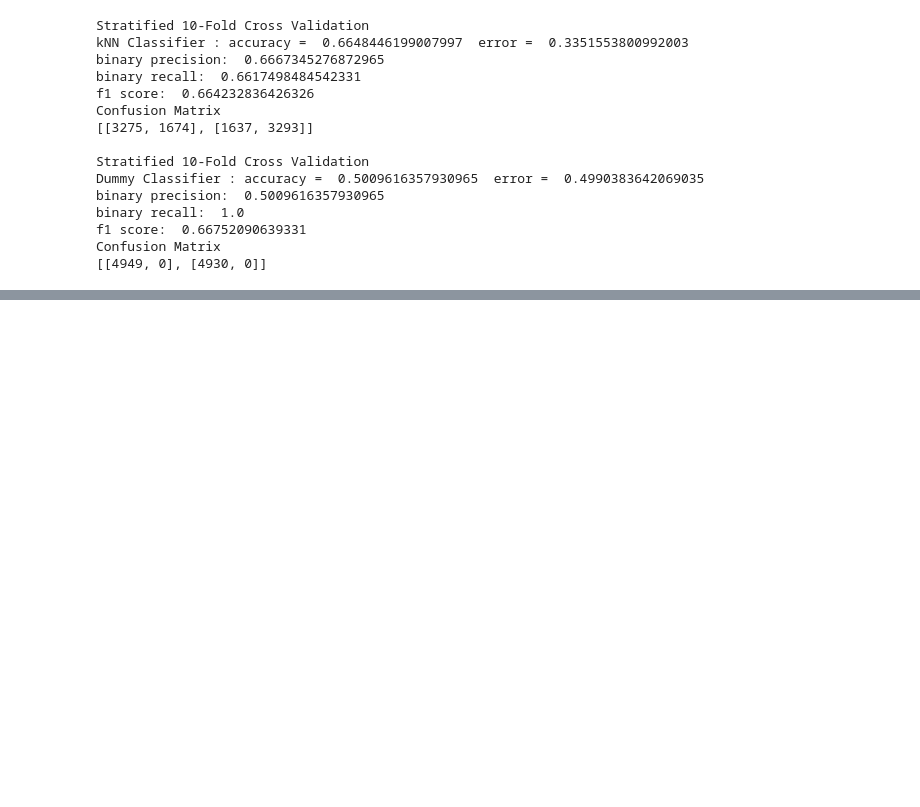
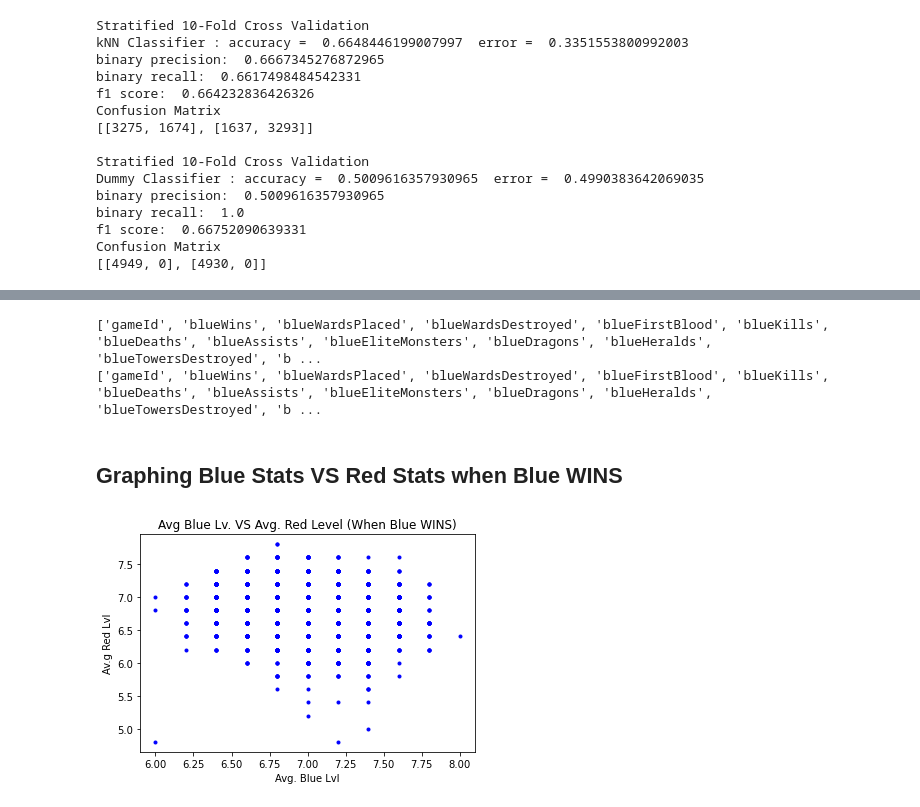
Before and after one commit to TrevorBushnell/League-Game-Prediction-Project, a Jupyter notebook: Project_demo.ipynb, the cells around one changed output, grey strips where cells are left out. Saved outputs shown, nothing was run; the diff lists cells and outputs as text; code cells hidden in the pictures; blank space fills up the shorter version.

```diff
--- a/Project_demo.ipynb
+++ b/Project_demo.ipynb
@@ -99,0 +91,21 @@ Confusion Matrix
+# %%
+data = MyPyTable()
+data.load_from_file('high_diamond_ranked_10min.csv')
+blue_wins_table = []
+blue_loses_table = []
+
+for row in data.data:
+    if row[1] == 1: # blue wins
+        blue_wins_table.append(row)
+    elif row[1] == 0: # red wins
+        blue_loses_table.append(row)
+
+print(data.column_names)
+blue_wins_df = MyPyTable(column_names=data.column_names, data=blue_wins_table)
+blue_loses_df = MyPyTable(column_names=data.column_names, data=blue_loses_table)
+print(blue_wins_df.column_names)
+# %% [output]
+['gameId', 'blueWins', 'blueWardsPlaced', 'blueWardsDestroyed', 'blueFirstBlood', 'blueKills', 'blueDeaths', 'blueAssists', 'blueEliteMonsters', 'blueDragons', 'blueHeralds', 'blueTowersDestroyed', 'b ...
+['gameId', 'blueWins', 'blueWardsPlaced', 'blueWardsDestroyed', 'blueFirstBlood', 'blueKills', 'blueDeaths', 'blueAssists', 'blueEliteMonsters', 'blueDragons', 'blueHeralds', 'blueTowersDestroyed', 'b ...
+# %% [markdown]
+## Graphing Blue Stats VS Red Stats when Blue WINS
@@ -99,0 +114,11 @@ Confusion Matrix
+# %%
+blue_avg_level = blue_wins_df.get_column('blueAvgLevel')
+red_avg_level = blue_wins_df.get_column('redAvgLevel')
+
+plt.plot(blue_avg_level, red_avg_level, "b.")
+plt.title('Avg Blue Lv. VS Avg. Red Level (When Blue WINS)')
+plt.xlabel('Avg. Blue Lvl')
+plt.ylabel('Av.g Red Lvl')
+plt.show()
+# %% [output]
+[figure, added]
```
Also changed, not shown: parts of 12 cells of this notebook.
